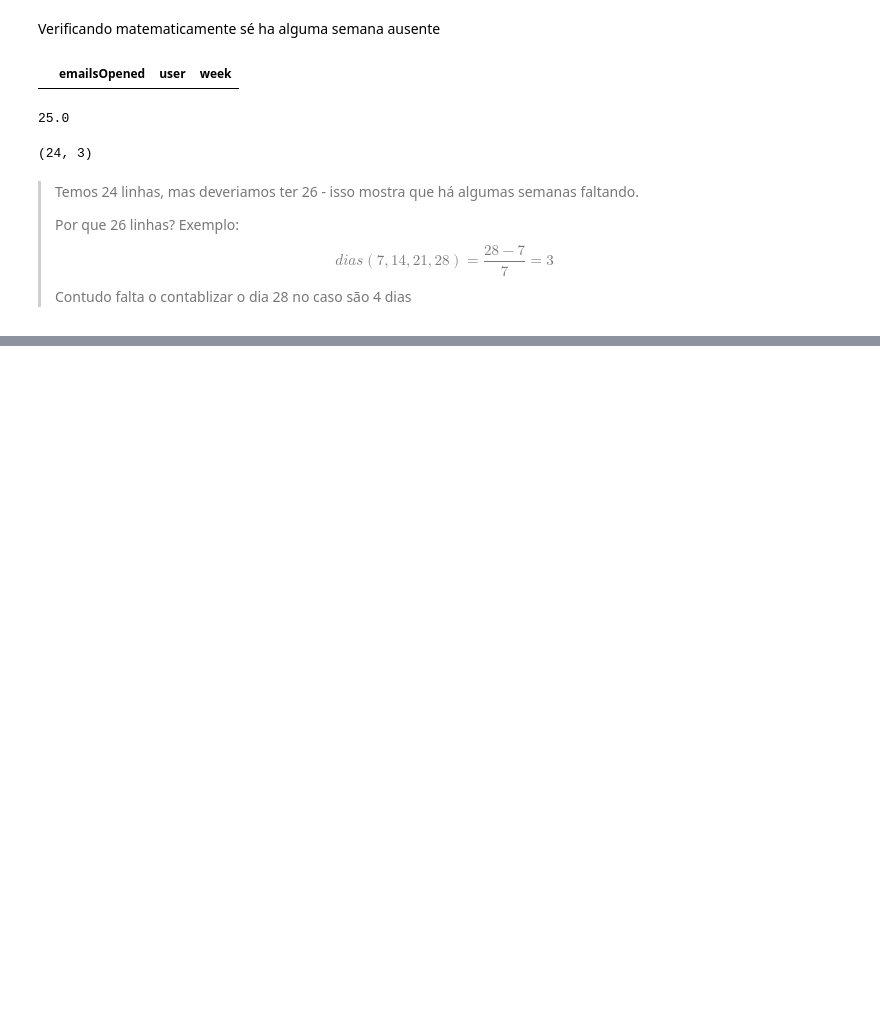
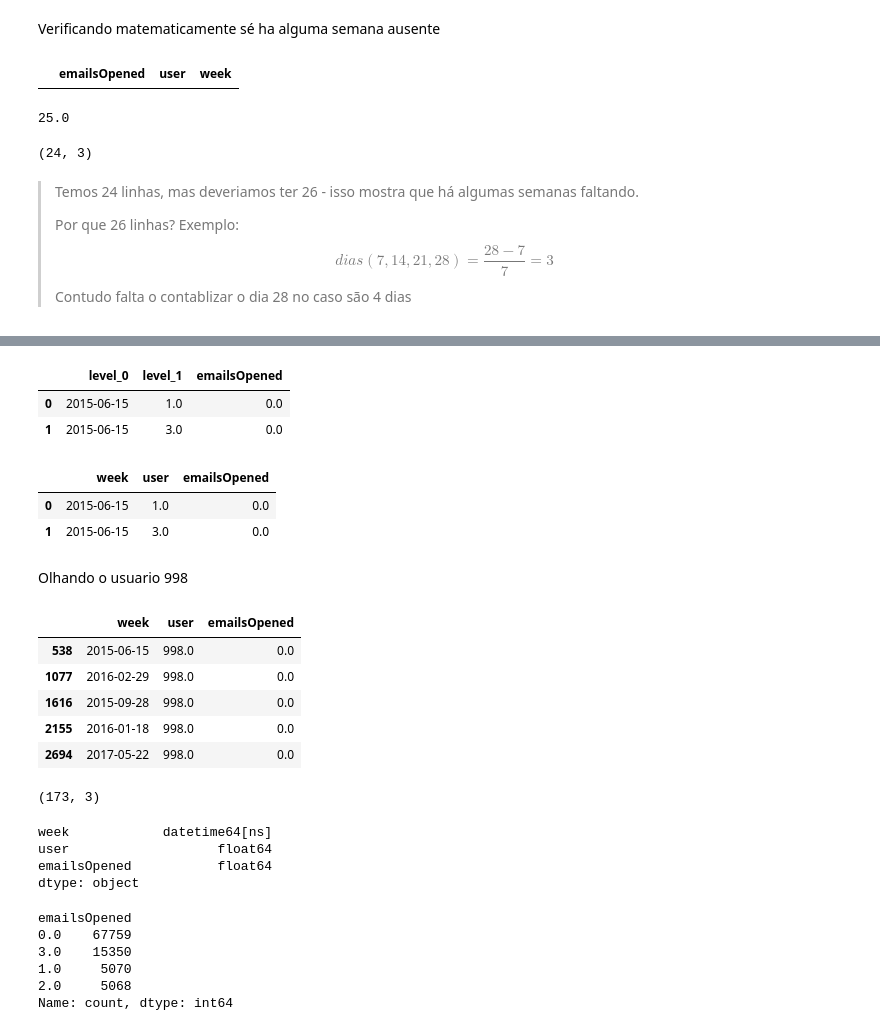
Before and after one commit to kaladabrio2020/livro-analise-pratica-series-temporais, a Jupyter notebook: capitulo 2 - encontrando dados e usando o data wrangling com séries temporais/capitulo_2_python.ipynb, the cells around one changed output, grey strips where cells are left out. Drawn from its saved outputs; the diff is of its cells as text; code cells hidden in the pictures; blank space fills up the shorter version.

```diff
--- a/capitulo 2 - encontrando dados e usando o data wrangling com séries temporais/capitulo_2_python.ipynb
+++ b/capitulo 2 - encontrando dados e usando o data wrangling com séries temporais/capitulo_2_python.ipynb
@@ -125,0 +128,4 @@ subset.shape
+# %%
+completo_index = pd.MultiIndex.from_product((
+    set(email_opened['week']), set(email_opened['user'])
+))
@@ -125,0 +151,49 @@ subset.shape
+# %%
+todos_emails = email_opened.set_index(['week', 'user'])\
+                            .reindex(completo_index, fill_value=0)\
+                            .reset_index()
+
+# a coluna user de valores numericos sumiu
+todos_emails.head(2)
+# %% [output]
+|  | level_0 | level_1 | emailsOpened |
+| 0 | 2015-06-15 | 1.0 | 0.0 |
+| 1 | 2015-06-15 | 3.0 | 0.0 |
+# %%
+todos_emails.columns = ['week', 'user','emailsOpened']
+todos_emails.head(2)
+# %% [output]
+|  | week | user | emailsOpened |
+| 0 | 2015-06-15 | 1.0 | 0.0 |
+| 1 | 2015-06-15 | 3.0 | 0.0 |
+# %% [markdown]
+Olhando o usuario 998
+# %%
+todos_emails[todos_emails['user'] == 998].head()
+# %% [output]
+|  | week | user | emailsOpened |
+| 538 | 2015-06-15 | 998.0 | 0.0 |
+| 1077 | 2016-02-29 | 998.0 | 0.0 |
+| 1616 | 2015-09-28 | 998.0 | 0.0 |
+| 2155 | 2016-01-18 | 998.0 | 0.0 |
+| 2694 | 2017-05-22 | 998.0 | 0.0 |
+# %%
+todos_emails[todos_emails['user'] == 998].shape
+# %% [output]
+(173, 3)
+# %%
+todos_emails.dtypes
+# %% [output]
+week            datetime64[ns]
+user                   float64
+emailsOpened           float64
+dtype: object
+# %%
+todos_emails['emailsOpened'].value_counts()
+# %% [output]
+emailsOpened
+0.0    67759
+3.0    15350
+1.0     5070
+2.0     5068
+Name: count, dtype: int64
```
Also changed, not shown: parts of 19 cells of this notebook, 2 other files.
